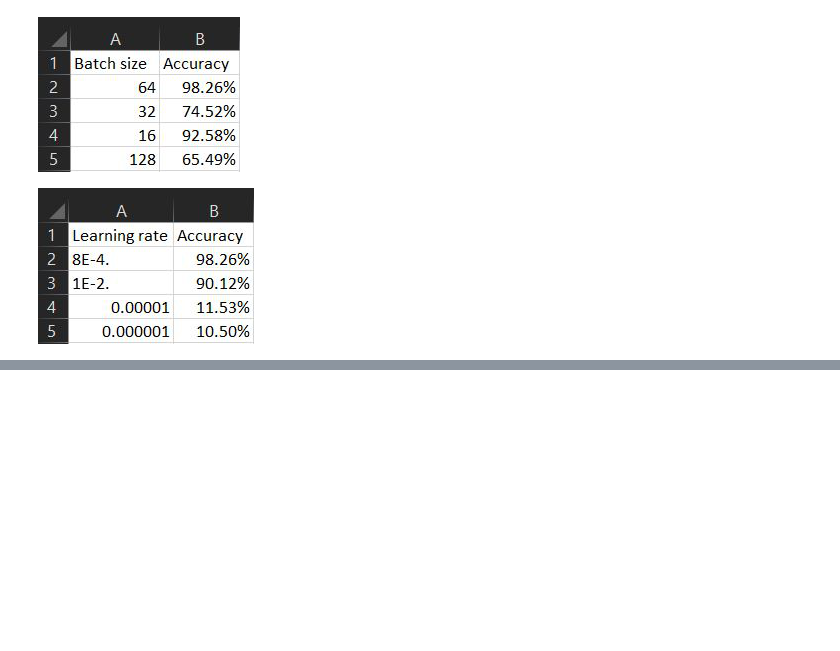
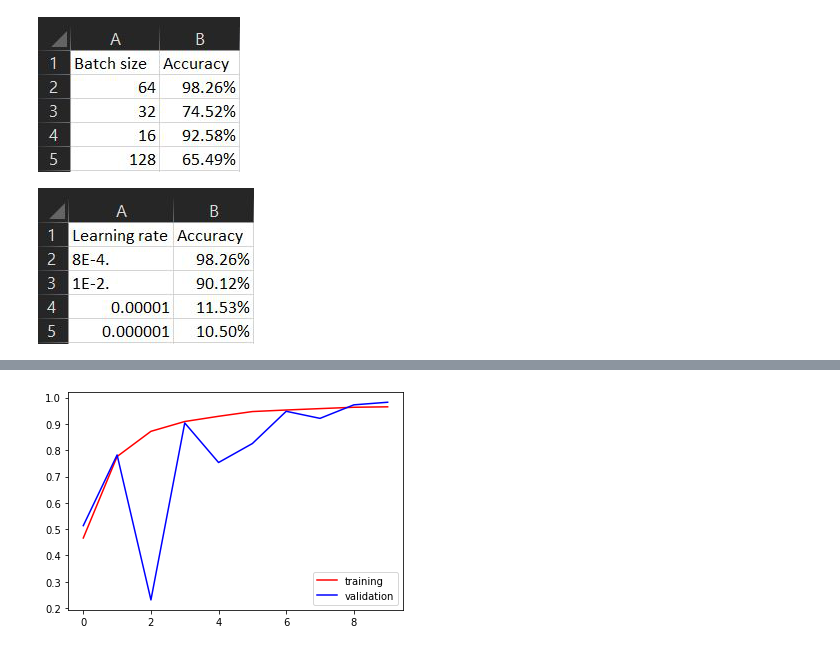
Before and after one commit to Basel-Elzatahry/ASL, a Jupyter notebook: blog_post.ipynb, the cells around one changed output, grey strips where cells are left out. Saved outputs shown, nothing was run; the diff lists cells and outputs as text; code cells hidden in the pictures; blank space fills up the shorter version.

```diff
--- a/blog_post.ipynb
+++ b/blog_post.ipynb
@@ -123,0 +164,8 @@ lr
+# %%
+datagen = ImageDataGenerator(
+    rotation_range=45,
+    width_shift_range=0.2,
+    height_shift_range=0.2,
+    horizontal_flip=True,
+    vertical_flip=False)
+datagen.fit(x_train)
@@ -123,0 +183,4 @@ lr
+# %%
+accPlotter(history)
+# %% [output]
+[figure, added]
```
Also changed, not shown: parts of 29 cells of this notebook, 1 other file.
